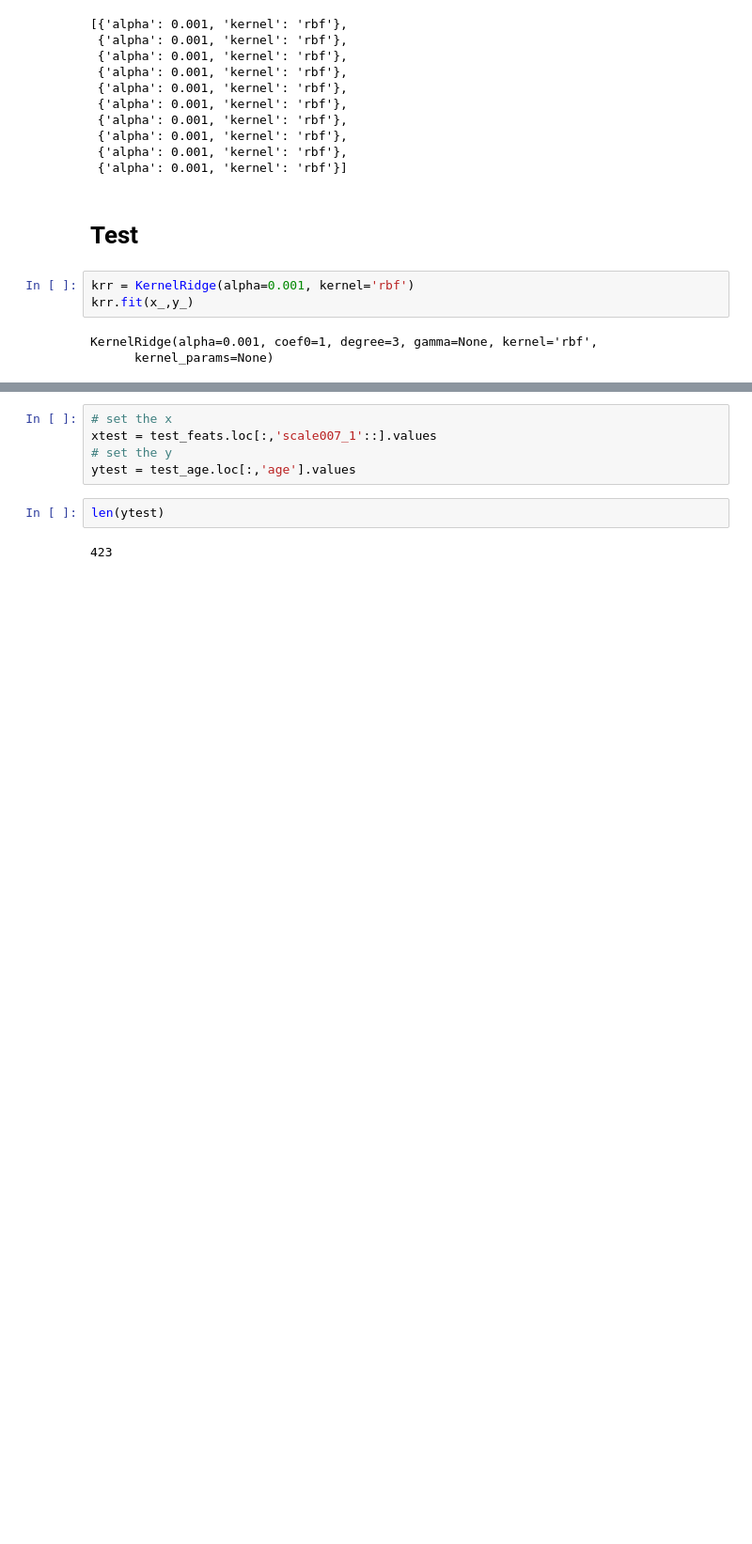
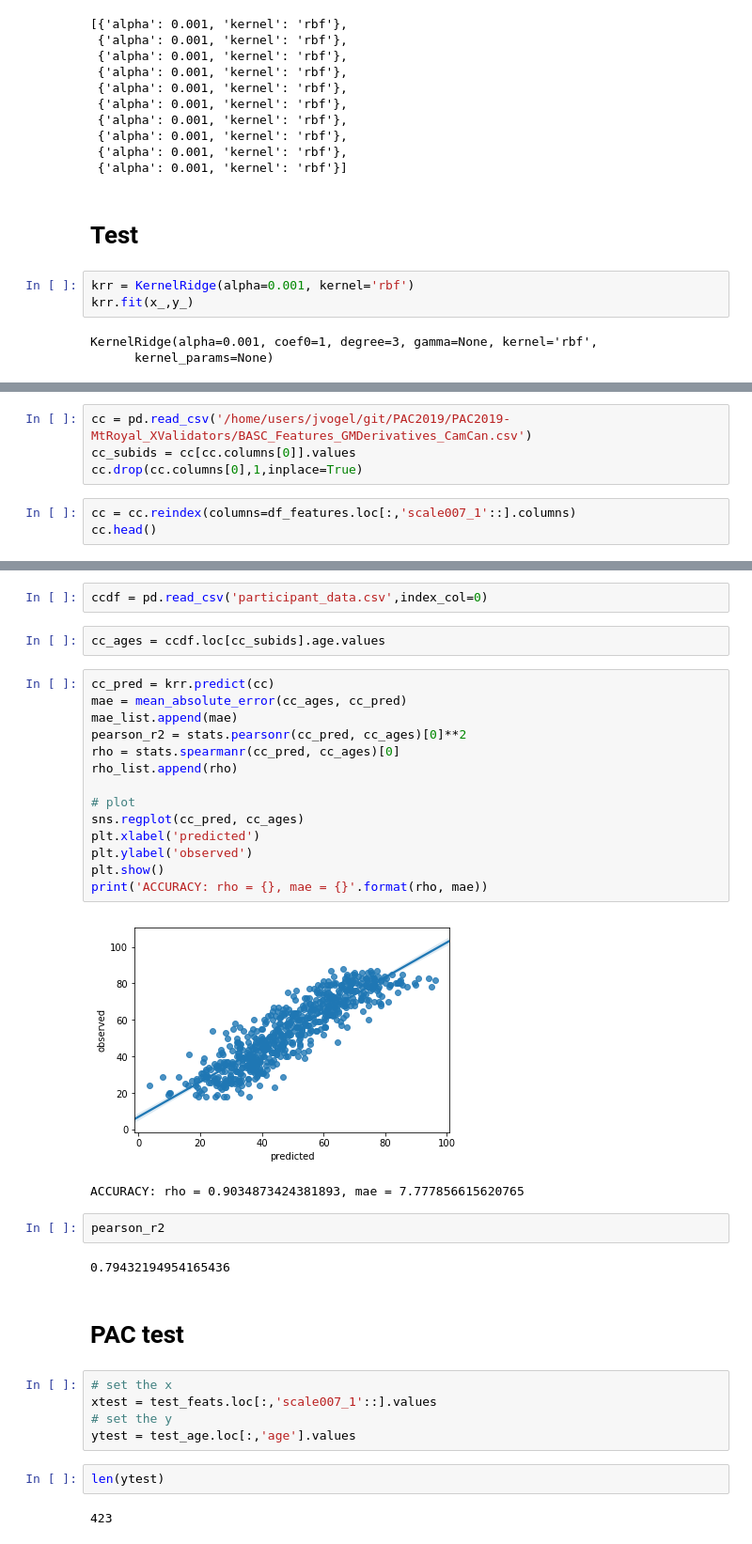
Before and after one commit to SmallHeads/PAC2019-MtRoyal_XValidators, a Jupyter notebook: krr.ipynb, the cells around one changed output, grey strips where cells are left out. Shown at 94% size. Drawn from its saved outputs; the diff is of its cells as text; blank space fills up the shorter version.

```diff
--- a/krr.ipynb
+++ b/krr.ipynb
@@ -172,0 +182,7 @@ KernelRidge(alpha=0.001, coef0=1, degree=3, gamma=None, kernel='rbf',
+# %%
+cc = pd.read_csv('/home/users/jvogel/git/PAC2019/PAC2019-MtRoyal_XValidators/BASC_Features_GMDerivatives_CamCan.csv')
+cc_subids = cc[cc.columns[0]].values
+cc.drop(cc.columns[0],1,inplace=True)
+# %%
+cc = cc.reindex(columns=df_features.loc[:,'scale007_1'::].columns)
+cc.head()
@@ -173,3 +197,30 @@ KernelRidge(alpha=0.001, coef0=1, degree=3, gamma=None, kernel='rbf',
+# %%
+ccdf = pd.read_csv('participant_data.csv',index_col=0)
+# %%
+cc_ages = ccdf.loc[cc_subids].age.values
+# %%
+cc_pred = krr.predict(cc)
+mae = mean_absolute_error(cc_ages, cc_pred)
+mae_list.append(mae)
+pearson_r2 = stats.pearsonr(cc_pred, cc_ages)[0]**2
+rho = stats.spearmanr(cc_pred, cc_ages)[0]
+rho_list.append(rho)
+
+# plot
+sns.regplot(cc_pred, cc_ages)
+plt.xlabel('predicted')
+plt.ylabel('observed')
+plt.show()
+print('ACCURACY: rho = {}, mae = {}'.format(rho, mae))
+# %% [output]
+[figure, added]
+ACCURACY: rho = 0.9034873424381893, mae = 7.777856615620765
+# %%
+pearson_r2
+# %% [output]
+0.79432194954165436
+# %% [markdown]
+# PAC test
 # %%
 # set the x
 xtest = test_feats.loc[:,'scale007_1'::].values
```
Also changed, not shown: parts of 50 cells of this notebook.
